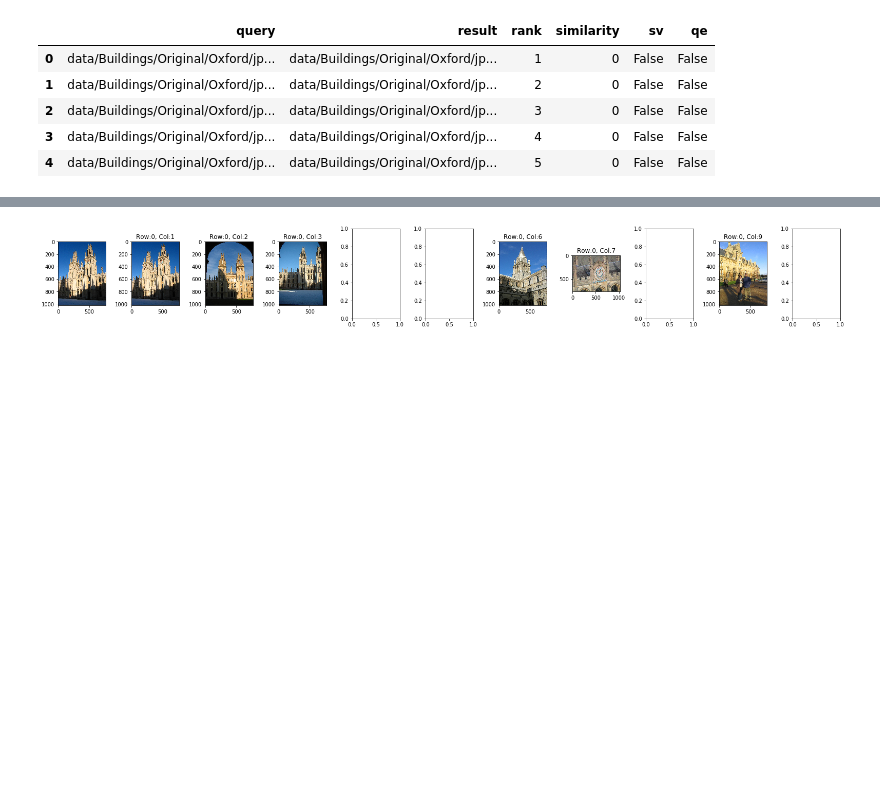
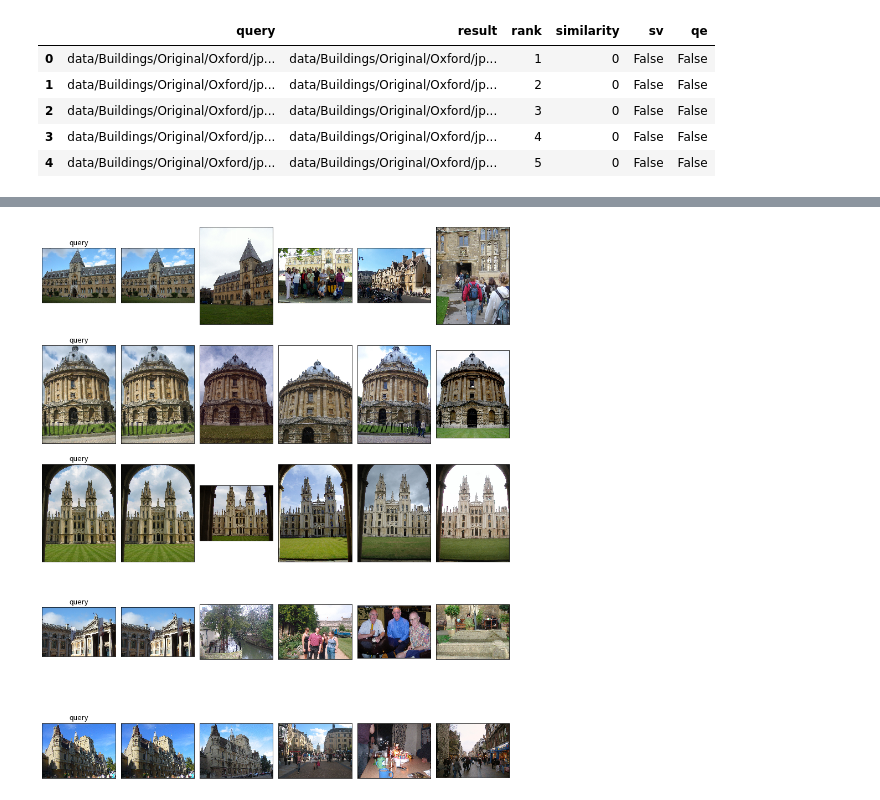
Before and after one commit to alexgavrrr/cbir-django, a Jupyter notebook: notebooks/inspect_answers.ipynb, the cells around one changed output, grey strips where cells are left out. Drawn from its saved outputs; the diff is of its cells as text; code cells hidden in the pictures; blank space fills up the shorter version.

```diff
--- a/notebooks/inspect_answers.ipynb
+++ b/notebooks/inspect_answers.ipynb
@@ -43,8 +109,12 @@ query_names = df['query'].unique().tolist()
+# %%
+df = df.loc[(df.sv == True ) & (df.qe == False), :]
 # %%
-queries = [
-    'data/Buildings/Original/Oxford/jpg/all_souls_000013.jpg',
-    # ...
-]
+# queries = [
+#     'data/Buildings/Original/Paris/jpg/paris_defense_000605.jpg',
+#     # ...
+# ]
+queries = query_names[20:25]
+
 results = []
 for query in queries:
     results += [[query] + df.loc[df['query'] == query, 'result'].tolist()]
@@ -51,28 +141,34 @@ for query in queries:
 # %%
-topk = 10
+topk = 5
 queries_count = len(queries)
 
 nrows, ncols = queries_count, topk + 1
 figsize = [ncols * 2, nrows * 3]
 fig, ax = plt.subplots(nrows=nrows, ncols=ncols, figsize=figsize, squeeze=False)
 
 for i in range(nrows):
     query = results[i][0]
     img = Image.open(query)
     ax[i, 0].imshow(img)
+    ax[i, 0].get_xaxis().set_visible(False)
+    ax[i, 0].get_yaxis().set_visible(False)
+    ax[i, 0].set_title('query')
 
     for j in range(1, topk + 1):
         try:
             img = Image.open(results[i][j])
             ax[i, j].imshow(img)
             rowid = i
             colid = j
-            ax[i, j].set_title("Row:"+str(rowid)+", Col:"+str(colid))
+            # ax[i, j].set_title(results[i][j])
+            ax[i, j].get_xaxis().set_visible(False)
+            ax[i, j].get_yaxis().set_visible(False)
+
         except FileNotFoundError:
             pass
 
-
 plt.tight_layout(True)
+plt.savefig(f'{test_data}_answers')
 plt.show()
 # %% [output]
-[figure, old version]
+[figure, new version]
```
Also changed, not shown: parts of 14 cells of this notebook, 6 other files.
